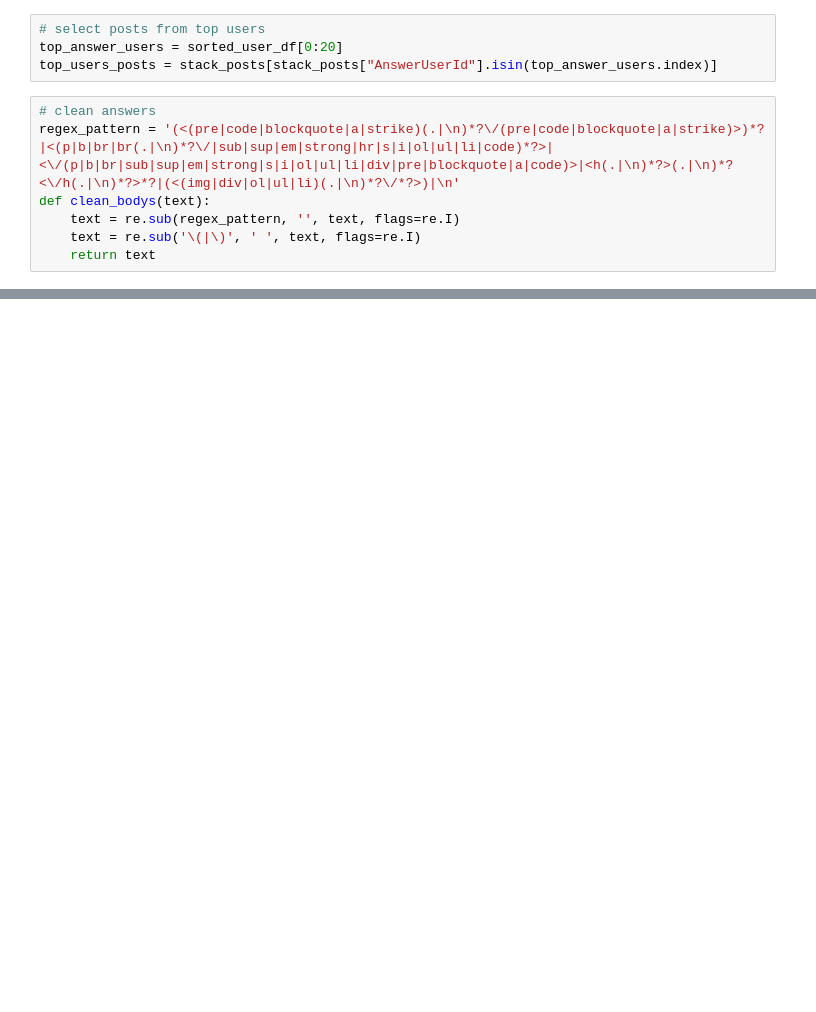
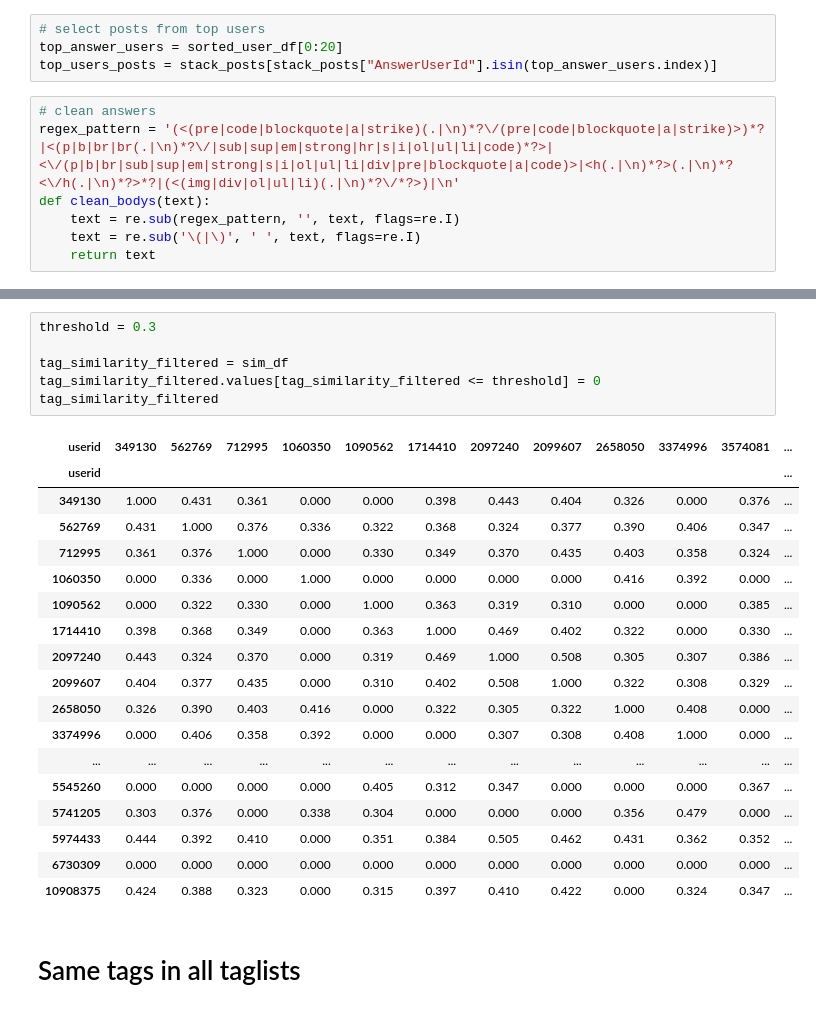
Before and after one commit to LBraunshausen/MSR-project, a Jupyter notebook: RQ4.ipynb, the cells around one changed output, grey strips where cells are left out. Drawn from its saved outputs; the diff is of its cells as text; blank space fills up the shorter version.

```diff
--- a/RQ4.ipynb
+++ b/RQ4.ipynb
@@ -181,0 +417,27 @@ for tag in answer_tags:
+# %%
+threshold = 0.3
+
+tag_similarity_filtered = sim_df
+tag_similarity_filtered.values[tag_similarity_filtered <= threshold] = 0
+tag_similarity_filtered
+# %% [output]
+| userid | 349130 | 562769 | 712995 | 1060350 | 1090562 | 1714410 | 2097240 | 2099607 | 2658050 | 3374996 | 3574081 | ... |
+| userid |  |  |  |  |  |  |  |  |  |  |  | ... |
+| 349130 | 1.000 | 0.431 | 0.361 | 0.000 | 0.000 | 0.398 | 0.443 | 0.404 | 0.326 | 0.000 | 0.376 | ... |
+| 562769 | 0.431 | 1.000 | 0.376 | 0.336 | 0.322 | 0.368 | 0.324 | 0.377 | 0.390 | 0.406 | 0.347 | ... |
+| 712995 | 0.361 | 0.376 | 1.000 | 0.000 | 0.330 | 0.349 | 0.370 | 0.435 | 0.403 | 0.358 | 0.324 | ... |
+| 1060350 | 0.000 | 0.336 | 0.000 | 1.000 | 0.000 | 0.000 | 0.000 | 0.000 | 0.416 | 0.392 | 0.000 | ... |
+| 1090562 | 0.000 | 0.322 | 0.330 | 0.000 | 1.000 | 0.363 | 0.319 | 0.310 | 0.000 | 0.000 | 0.385 | ... |
+| 1714410 | 0.398 | 0.368 | 0.349 | 0.000 | 0.363 | 1.000 | 0.469 | 0.402 | 0.322 | 0.000 | 0.330 | ... |
+| 2097240 | 0.443 | 0.324 | 0.370 | 0.000 | 0.319 | 0.469 | 1.000 | 0.508 | 0.305 | 0.307 | 0.386 | ... |
+| 2099607 | 0.404 | 0.377 | 0.435 | 0.000 | 0.310 | 0.402 | 0.508 | 1.000 | 0.322 | 0.308 | 0.329 | ... |
+| 2658050 | 0.326 | 0.390 | 0.403 | 0.416 | 0.000 | 0.322 | 0.305 | 0.322 | 1.000 | 0.408 | 0.000 | ... |
+| 3374996 | 0.000 | 0.406 | 0.358 | 0.392 | 0.000 | 0.000 | 0.307 | 0.308 | 0.408 | 1.000 | 0.000 | ... |
+| ... | ... | ... | ... | ... | ... | ... | ... | ... | ... | ... | ... | ... |
+| 5545260 | 0.000 | 0.000 | 0.000 | 0.000 | 0.405 | 0.312 | 0.347 | 0.000 | 0.000 | 0.000 | 0.367 | ... |
+| 5741205 | 0.303 | 0.376 | 0.000 | 0.338 | 0.304 | 0.000 | 0.000 | 0.000 | 0.356 | 0.479 | 0.000 | ... |
+| 5974433 | 0.444 | 0.392 | 0.410 | 0.000 | 0.351 | 0.384 | 0.505 | 0.462 | 0.431 | 0.362 | 0.352 | ... |
+| 6730309 | 0.000 | 0.000 | 0.000 | 0.000 | 0.000 | 0.000 | 0.000 | 0.000 | 0.000 | 0.000 | 0.000 | ... |
+| 10908375 | 0.424 | 0.388 | 0.323 | 0.000 | 0.315 | 0.397 | 0.410 | 0.422 | 0.000 | 0.324 | 0.347 | ... |
+# %% [markdown]
+# Same tags in all taglists
```
Also changed, not shown: parts of 35 cells of this notebook, 1 other file.
